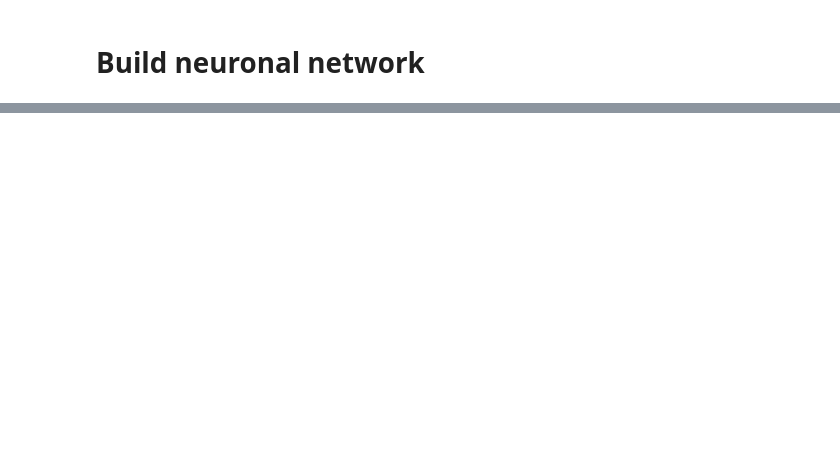
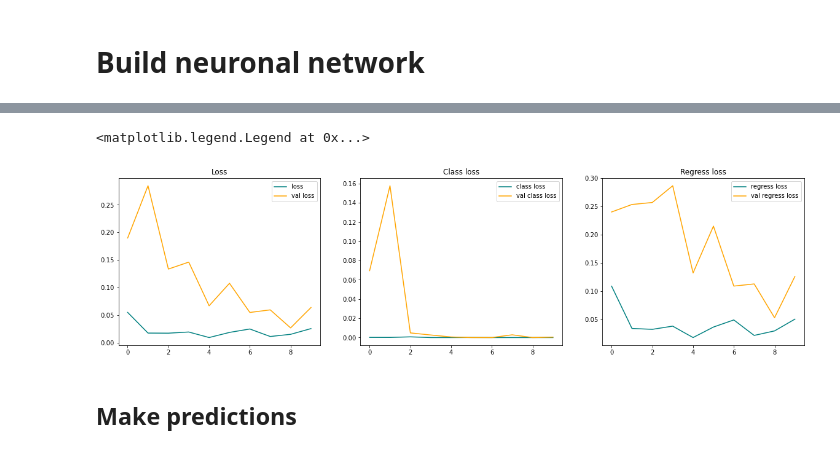
Before and after one commit to piwi3/my_drone_project, a Jupyter notebook: code/hand_detection_model.ipynb, the cells around one changed output, grey strips where cells are left out. Cells and saved outputs as stored; diff of their text form; code cells hidden in the pictures; blank space fills up the shorter version.

```diff
--- a/code/hand_detection_model.ipynb
+++ b/code/hand_detection_model.ipynb
@@ -503,0 +695,15 @@ preprocessing = Sequential([
+# %%
+log_dir = 'logs'
+# %%
+tensorboard_callback = tf.keras.callbacks.TensorBoard(log_dir=log_dir)
+# %%
+early_stop = tf.keras.callbacks.EarlyStopping(
+    monitor='val_regression_loss',
+    min_delta=0.001,
+    patience=5,
+    verbose=1,
+    mode='auto',
+    restore_best_weights = True,
+)
+# %%
+history = model.fit(data_train, epochs=40, validation_data=data_val, callbacks=[tensorboard_callback, early_stop])
@@ -503,0 +724,22 @@ preprocessing = Sequential([
+# %%
+fig, ax = plt.subplots(ncols=3, figsize=(20,5))
+
+ax[0].plot(history.history['total_loss'], color='teal', label='loss')
+ax[0].plot(history.history['val_total_loss'], color='orange', label='val loss')
+ax[0].title.set_text('Loss')
+ax[0].legend()
+
+ax[1].plot(history.history['class_loss'], color='teal', label='class loss')
+ax[1].plot(history.history['val_class_loss'], color='orange', label='val class loss')
+ax[1].title.set_text('Class loss')
+ax[1].legend()
+
+ax[2].plot(history.history['regression_loss'], color='teal', label='regress loss')
+ax[2].plot(history.history['val_regression_loss'], color='orange', label='val regress loss')
+ax[2].title.set_text('Regress loss')
+ax[2].legend()
+# %% [output]
+<matplotlib.legend.Legend at 0x...>
+[figure, added]
+# %% [markdown]
+## Make predictions
```
Also changed, not shown: parts of 28 cells of this notebook, 18 other files.
